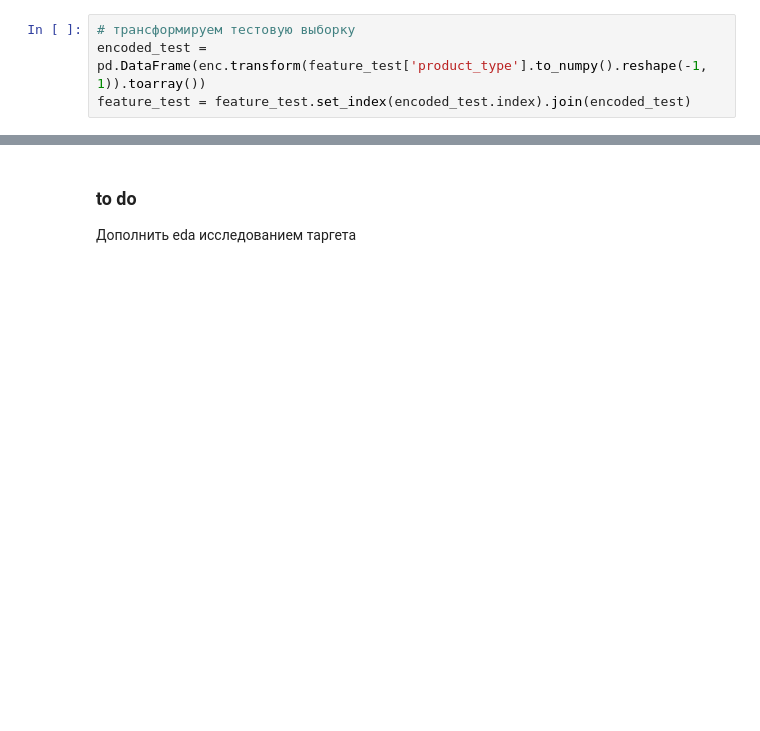
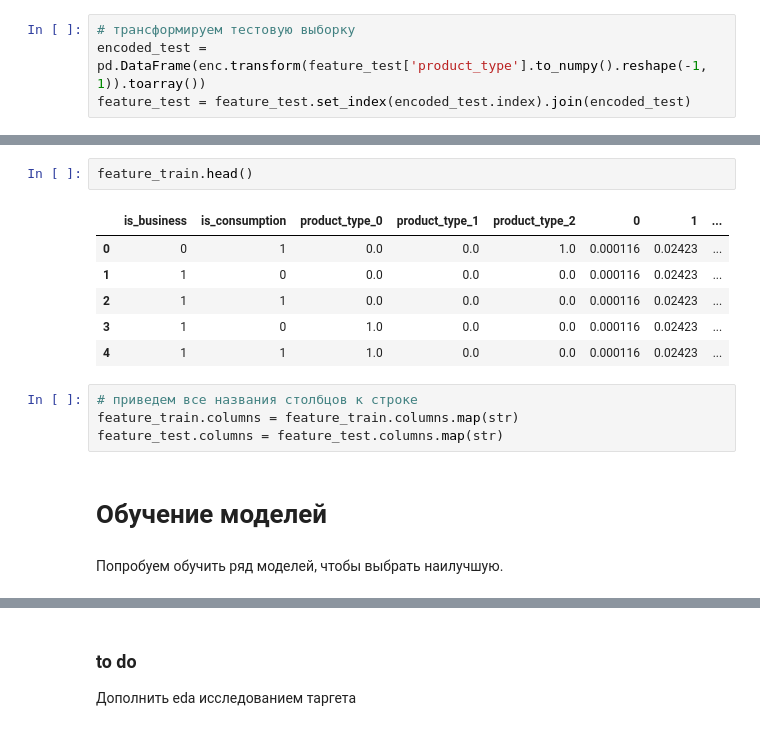
Before and after one commit to themjdex/energy-behavior-predictions, a Jupyter notebook: Enefit.ipynb, the cells around one changed output, grey strips where cells are left out. Saved outputs shown, nothing was run; the diff lists cells and outputs as text; blank space fills up the shorter version.

```diff
--- a/Enefit.ipynb
+++ b/Enefit.ipynb
@@ -789,0 +811,17 @@ scaled = scaler.fit_transform(feature_train[num_features])
+# %%
+feature_train.head()
+# %% [output]
+|  | is_business | is_consumption | product_type_0 | product_type_1 | product_type_2 | 0 | 1 | ... |
+| 0 | 0 | 1 | 0.0 | 0.0 | 1.0 | 0.000116 | 0.02423 | ... |
+| 1 | 1 | 0 | 0.0 | 0.0 | 0.0 | 0.000116 | 0.02423 | ... |
+| 2 | 1 | 1 | 0.0 | 0.0 | 0.0 | 0.000116 | 0.02423 | ... |
+| 3 | 1 | 0 | 1.0 | 0.0 | 0.0 | 0.000116 | 0.02423 | ... |
+| 4 | 1 | 1 | 1.0 | 0.0 | 0.0 | 0.000116 | 0.02423 | ... |
+# %%
+# приведем все названия столбцов к строке
+feature_train.columns = feature_train.columns.map(str)
+feature_test.columns = feature_test.columns.map(str)
+# %% [markdown]
+# Обучение моделей
+# %% [markdown]
+Попробуем обучить ряд моделей, чтобы выбрать наилучшую.
```
Also changed, not shown: parts of 22 cells of this notebook.
